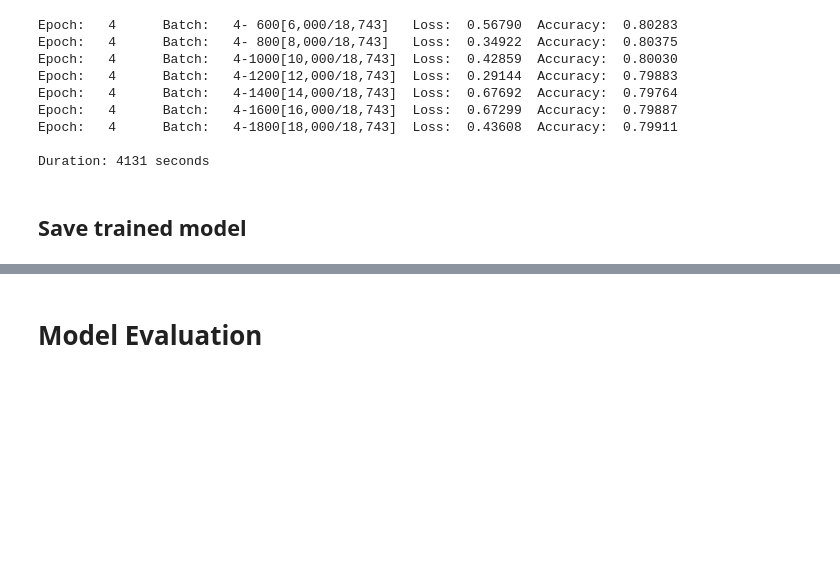
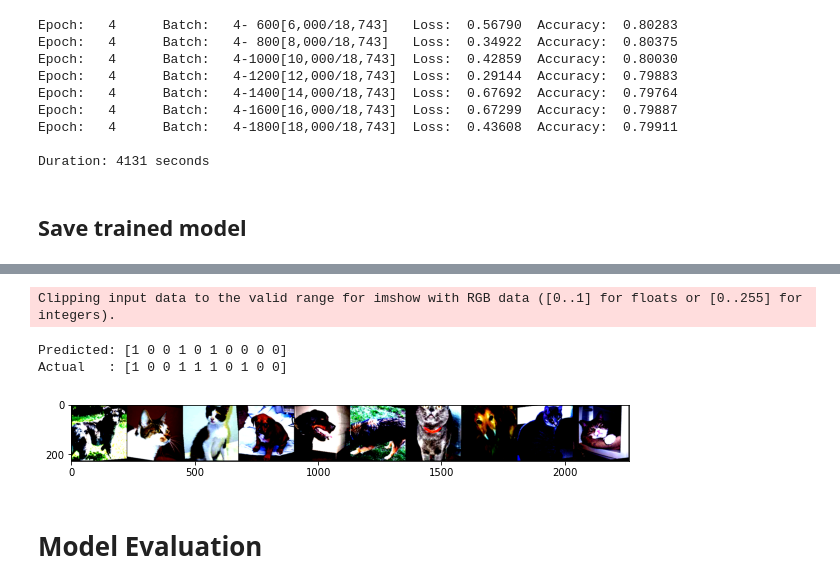
Before and after one commit to alejandrodgb/pytorch-for-dl, a Jupyter notebook: 03-CNN-Convolutional-Neural-Networks/04-CNN-Custom-Data.ipynb, the cells around one changed output, grey strips where cells are left out. Drawn from its saved outputs; the diff is of its cells as text; code cells hidden in the pictures; blank space fills up the shorter version.

```diff
--- a/03-CNN-Convolutional-Neural-Networks/04-CNN-Custom-Data.ipynb
+++ b/03-CNN-Convolutional-Neural-Networks/04-CNN-Custom-Data.ipynb
@@ -313,3 +349,14 @@ torch.save(CNNmodel.state_dict(),f'model_files/04-CNN-CustomData-{epochs}e.pt')
+# %%
+print(f'Predicted: {predicted.numpy()}')
+print(f'Actual   : {y_test.numpy()}')
+im = make_grid(X_test, nrow=10)
+plt.figure(figsize=(10,4))
+plt.imshow(np.transpose(im.numpy(),(1,2,0)));
+# %% [output]
+Clipping input data to the valid range for imshow with RGB data ([0..1] for floats or [0..255] for integers).
+Predicted: [1 0 0 1 0 1 0 0 0 0]
+Actual   : [1 0 0 1 1 1 0 1 0 0]
+[figure, added]
 # %% [markdown]
 # Model Evaluation
 # %%
```
Also changed, not shown: parts of 21 cells of this notebook.
